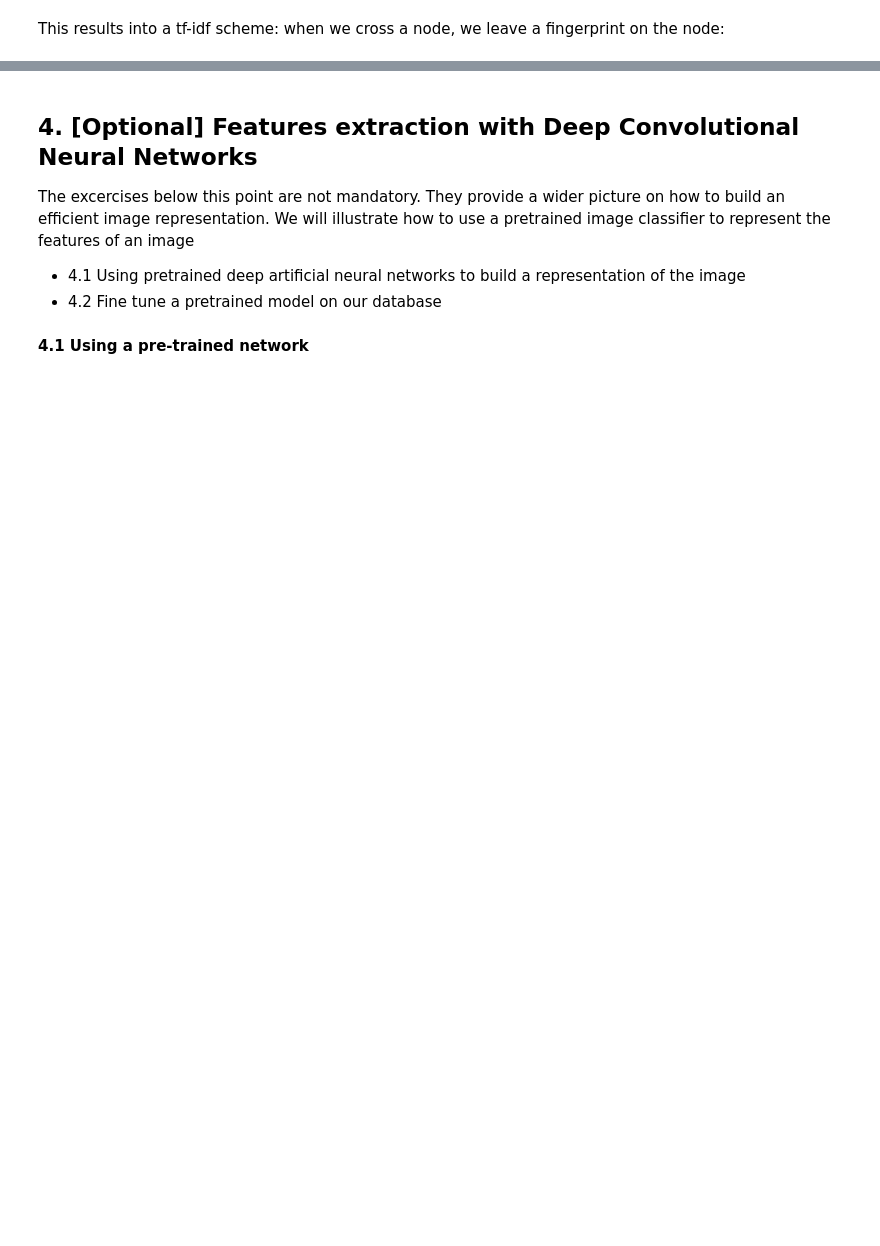
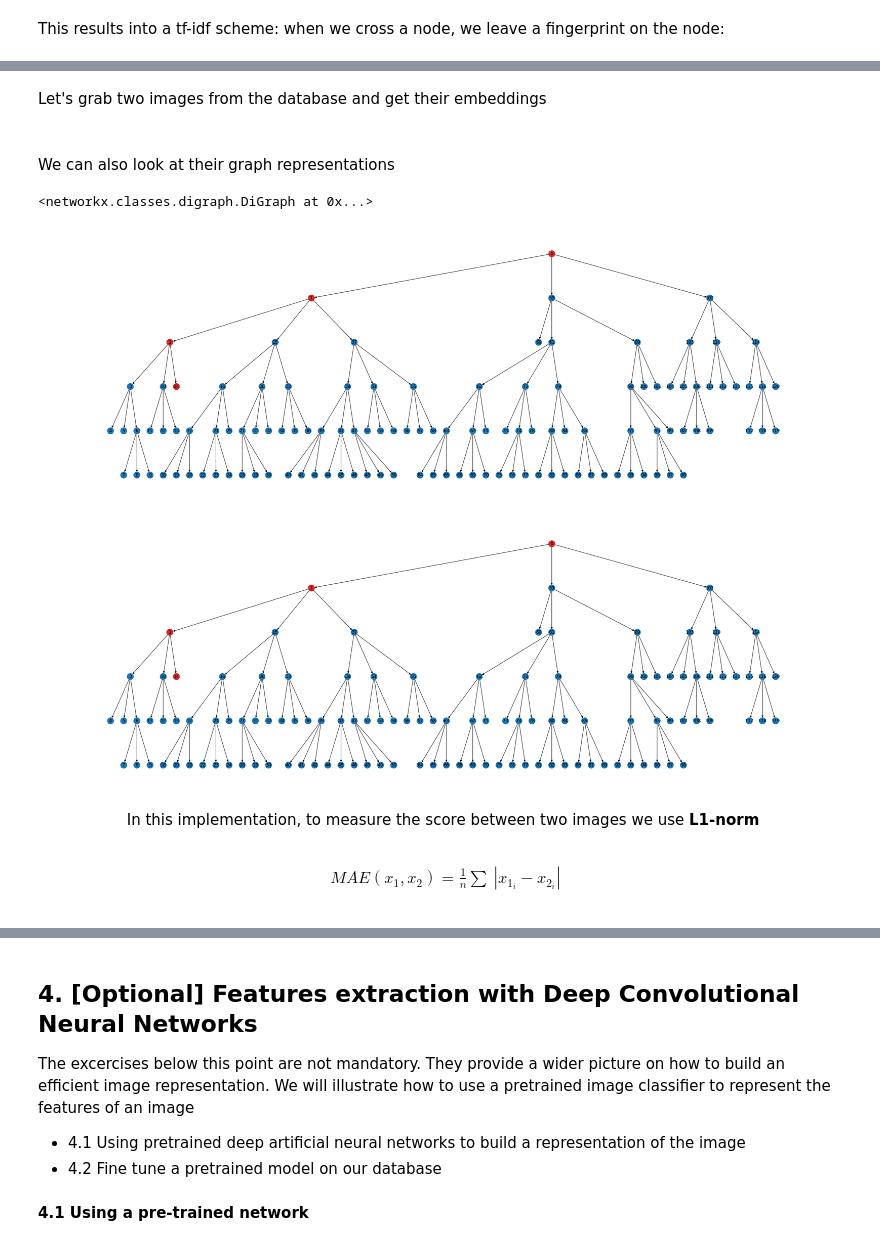
Before and after one commit to epignatelli/scalable-recognition-with-a-vocabulary-tree, a Jupyter notebook: 3. Create a vocabulary tree.ipynb, the cells around one changed output, grey strips where cells are left out. Drawn from its saved outputs; the diff is of its cells as text; code cells hidden in the pictures; blank space fills up the shorter version.

```diff
--- a/3. Create a vocabulary tree.ipynb
+++ b/3. Create a vocabulary tree.ipynb
@@ -123,8 +133,8 @@ Try it out with your own features now. Remember:
 - `n_branches` controls how many nodes to create from a parent node (`k` in the picture above)
 - `depth` controls the number of levels in the tree (`L` in the picture above)
 # %%
-n_branches =
-depth =
+n_branches = 3
+depth = 5
 # %%
 # initialise the database
 database = CBIR("data/jpg", n_branches=n_branches, depth=depth)
@@ -239,0 +292,41 @@ array([0.2, 0.2, 0. , 0. , 0. , 0. , 0. , 0. , 0. , 0. , 0. , 0. , 0. ,
+# %% [markdown]
+Let's grab two images from the database and get their embeddings
+# %%
+# take two images by using their ids
+image_id_1 = "120000"
+image_id_2 = "104000"
+
+# let's propagate the images down the tree first
+database.propagate(image_id_1)
+database.propagate(image_id_2)
+
+# and then get their embeddings
+em_1 = database.encode(image_id_1)
+em_2 = database.encode(image_id_2)
+
+print("\nImage 1 embedding:", em_1)
+print("\n\nImage 2 embedding:", em_2)
+
+fig, ax = plt.subplots(1, 2, figsize=(30, 3))
+ax[0].bar(np.arange(len(em_1)), em_1)
+ax[0].set_title("Image 1 TF-IDF")
+ax[1].bar(np.arange(len(em_2)), em_2)
+ax[0].set_title("Image 2 TF-IDF")
+# %% [markdown]
+<br>
+We can also look at their graph representations
+# %%
+database.encode(image_id_1, return_graph=True)
+database.encode(image_id_2, return_graph=True)
+# %% [output]
+<networkx.classes.digraph.DiGraph at 0x...>
+[figure, added]
+[figure, added]
+# %% [markdown]
+<center>
+    In this implementation, to measure the score between two images we use <b>L1-norm</b>
+    </center>
+# %% [markdown]
+\begin{align}
+MAE(x_1, x_2) = \frac{1}{n}\sum\ | x_{1_i} - x_{2_i} | \\
+\end{align}
```
Also changed, not shown: parts of 43 cells of this notebook, 1 other file.
